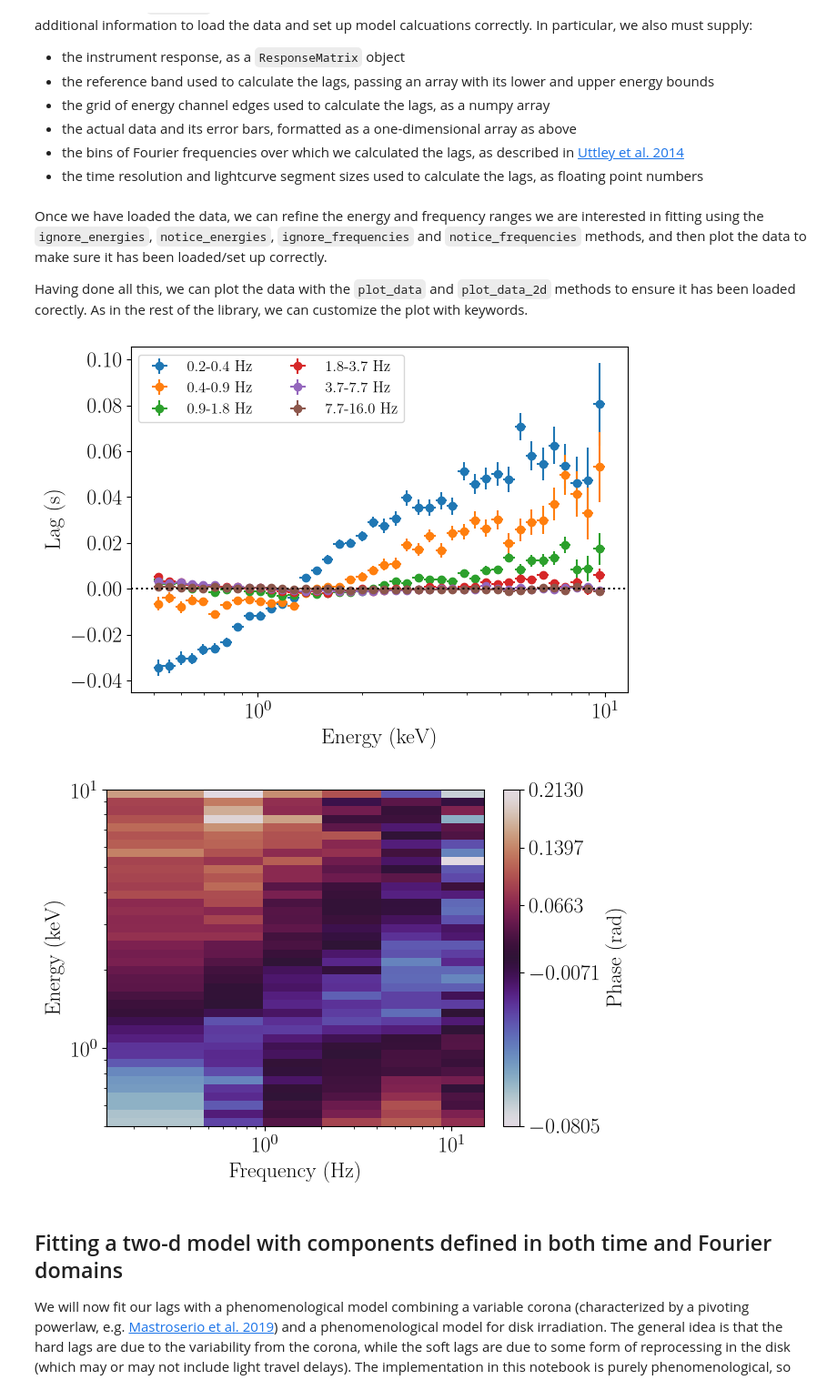
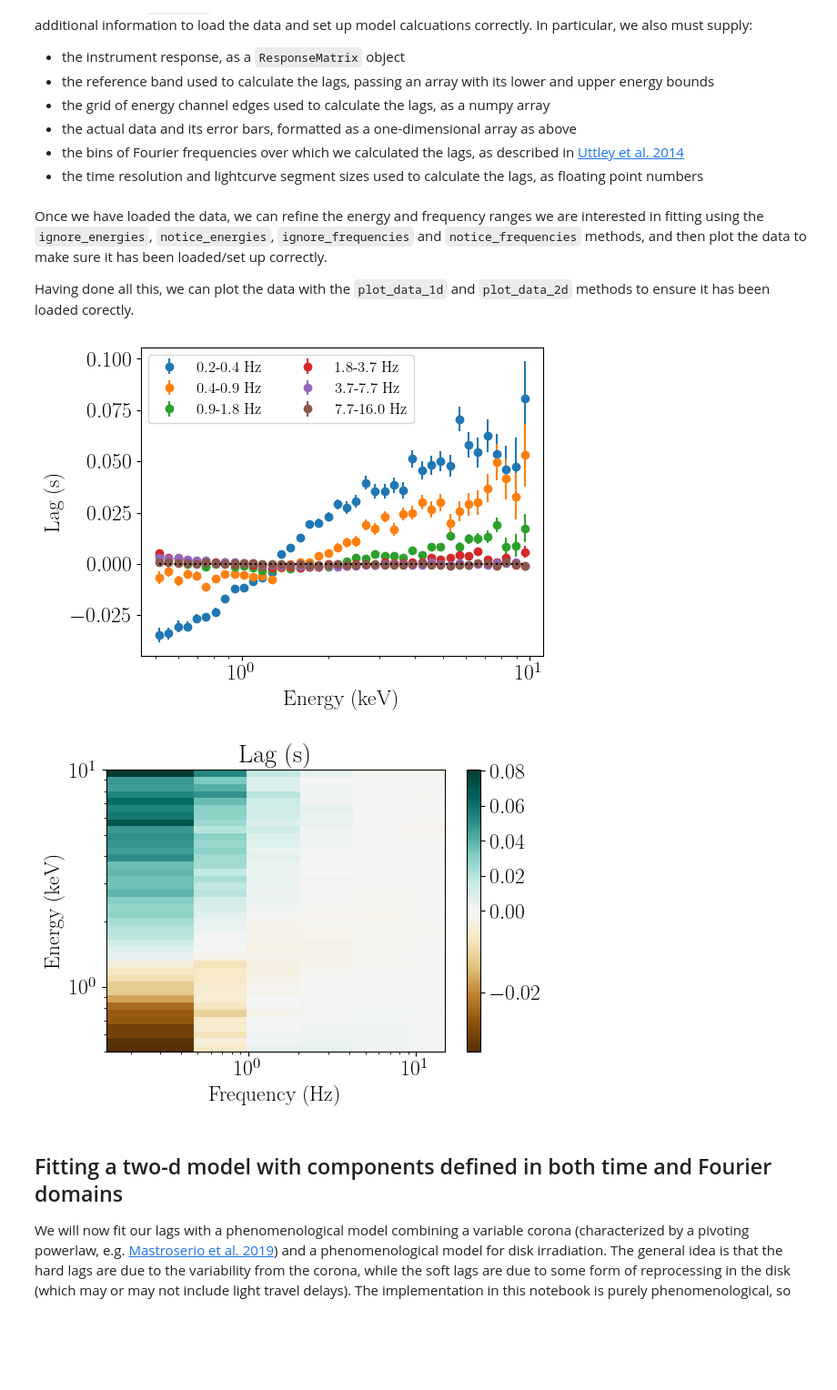
Before and after one commit to nDspec/nDspec, a Jupyter notebook: docs/fit_cross_2d.ipynb, the cells around one changed output. Shown at 91% size. Saved outputs shown, nothing was run; the diff lists cells and outputs as text; code cells hidden in the pictures; blank space fills up the shorter version.

Commit message:
Revert "Fitter plots"

```diff
--- a/docs/fit_cross_2d.ipynb
+++ b/docs/fit_cross_2d.ipynb
@@ -186,16 +182,15 @@ lags_fit.set_data(nicer_matrix,ref_band,fine_channel_grid_edges,
 # %% [markdown]
 Once we have loaded the data, we can refine the energy and frequency ranges we are interested in fitting using the `ignore_energies`, `notice_energies`, `ignore_frequencies` and `notice_frequencies` methods, and then plot the data to make sure it has been loaded/set up correctly.
 
-Having done all this, we can plot the data with the `plot_data` and `plot_data_2d` methods to ensure it has been loaded corectly. As in the rest of the library, we can customize the plot with keywords.
+Having done all this, we can plot the data with the `plot_data_1d` and `plot_data_2d` methods to ensure it has been loaded corectly.
 # %%
-set_plot_style()
 lags_fit.ignore_energies(0,0.5)
 lags_fit.ignore_energies(10.0,fine_channel_grid_edges[-1])
-lags_fit.plot_data(data_kwargs={"alpha":1})
-lags_fit.plot_data_2d(use_phase=True)
+lags_fit.plot_data_1d()
+lags_fit.plot_data_2d()
 # %% [output]
-[figure, old version]
+[figure, new version]
-[figure, old version]
+[figure, new version]
 # %% [markdown]
 ## Fitting a two-d model with components defined in both time and Fourier domains
 
```
Also changed, not shown: parts of 13 cells of this notebook, 39 other files.
